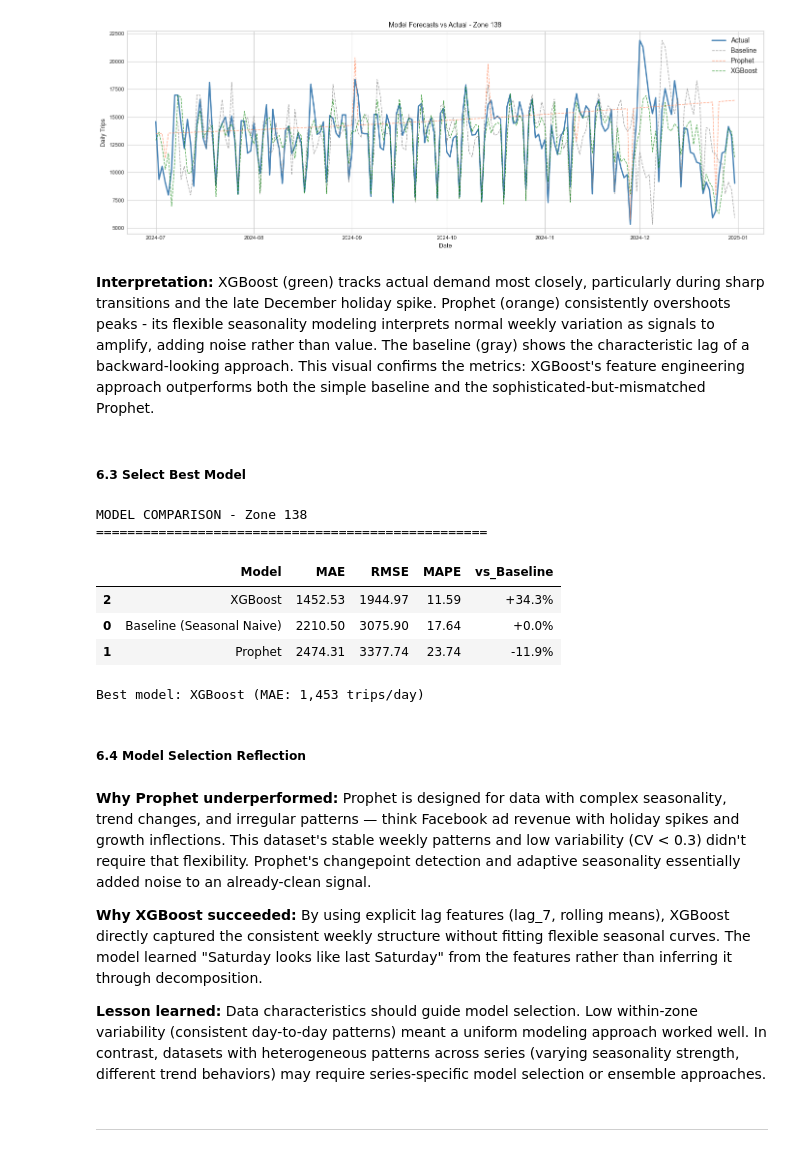
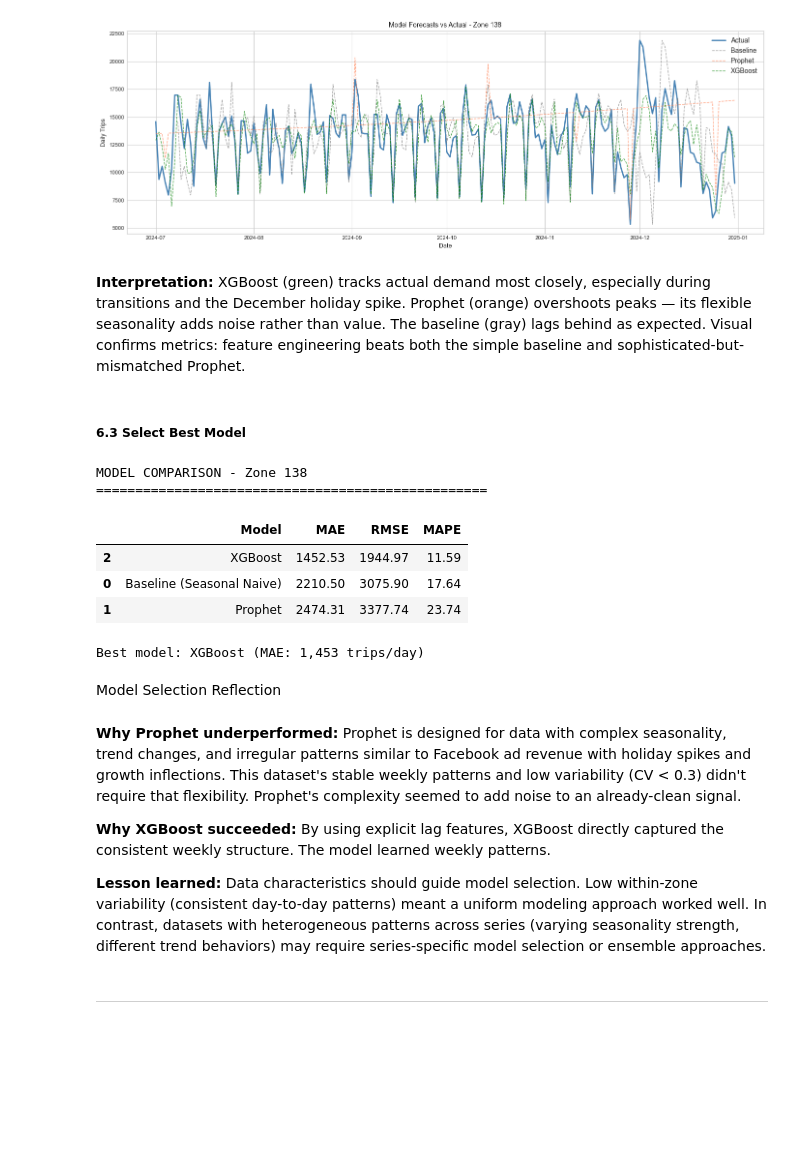
Before and after one commit to KRFlowers/nyc-fhv-rideshare-forecasting, a Jupyter notebook: notebooks/03_demand_forecasting.ipynb, the cells around one changed output. Drawn from its saved outputs; the diff is of its cells as text; code cells hidden in the pictures; blank space fills up the shorter version.

```diff
--- a/notebooks/03_demand_forecasting.ipynb
+++ b/notebooks/03_demand_forecasting.ipynb
@@ -508,18 +490,17 @@ Create lag and rolling features, prepare feature matrix, train XGBoost regressor
 # %%
-# What: Create lag features for XGBoost
-# Why: XGBoost needs explicit features - doesn't learn time patterns automatically
+# Create lag features for XGBoost - XGBoost needs explicit features as it doesn't learn time patterns automatically
 
-def create_lag_features(df, target_col='daily_trips', lags=[1, 7]):
+def create_lag_features(df, TARGET_COLS='daily_trips', lags=[1, 7]):
     """Create lag features for time series modeling."""
     df = df.copy()
     for lag in lags:
-        df[f'lag_{lag}'] = df.groupby('zone_id')[target_col].shift(lag)
+        df[f'lag_{lag}'] = df.groupby('zone_id')[TARGET_COLS].shift(lag)
 
     # Rolling features
-    df['rolling_mean_7'] = df.groupby('zone_id')[target_col].transform(
+    df['rolling_mean_7'] = df.groupby('zone_id')[TARGET_COLS].transform(
         lambda x: x.shift(1).rolling(7, min_periods=1).mean()
     )
-    df['rolling_mean_28'] = df.groupby('zone_id')[target_col].transform(
+    df['rolling_mean_28'] = df.groupby('zone_id')[TARGET_COLS].transform(
         lambda x: x.shift(1).rolling(28, min_periods=1).mean()
     )
     return df
@@ -525,0 +524,27 @@ def create_lag_features(df, target_col='daily_trips', lags=[1, 7]):
+# %%
+# Select features for XGBoost model
+
+FEATURE_COLS = [
+    # Time features (from EDA)
+    'month', 'day_of_week', 'is_holiday',
+    # Lag features
+    'lag_1', 'lag_7',
+    # Rolling features
+    'rolling_mean_7', 'rolling_mean_28'
+]
+
+TARGET_COLS = 'daily_trips'
+
+# Remove rows with NaN from lag creation
+pilot_train_xgb_df = pilot_train_xgb_df.dropna(subset=FEATURE_COLS)
+pilot_test_xgb_df = pilot_test_xgb_df.dropna(subset=FEATURE_COLS)
+
+X_train = pilot_train_xgb_df[FEATURE_COLS]
+y_train = pilot_train_xgb_df[TARGET_COLS]
+
+X_test = pilot_test_xgb_df[FEATURE_COLS]
+y_test = pilot_test_xgb_df[TARGET_COLS]
+
+print(f"Features: {len(FEATURE_COLS)}")
+print(f"Train samples: {len(X_train)}")
+print(f"Test samples: {len(X_test)}")
@@ -680,34 +653,36 @@ plt.show()
 # %% [output]
 [figure]
 # %% [markdown]
-**Interpretation:** XGBoost (green) tracks actual demand most closely, particularly during sharp transitions and the late December holiday spike. Prophet (orange) consistently overshoots peaks - its flexible seasonality modeling interprets normal weekly variation as signals to amplify, adding noise rather than value. The baseline (gray) shows the characteristic lag of a backward-looking approach. This visual confirms the metrics: XGBoost's feature engineering approach outperforms both the simple baseline and the sophisticated-but-mismatched Prophet.
+**Interpretation:** XGBoost (green) tracks actual demand most closely, especially during transitions and the December holiday spike. Prophet (orange) overshoots peaks — its flexible seasonality adds noise rather than value. The baseline (gray) lags behind as expected. Visual confirms metrics: feature engineering beats both the simple baseline and sophisticated-but-mismatched Prophet.
 # %% [markdown]
 ##### 6.3 Select Best Model
 # %%
-# What: Compare model performance and select winner
-# Why: Identify best model for scaling to all zones
+# Compare model performance and select winner
+
+# Build comparison DataFrame from individual results
+results_df = pd.DataFrame([baseline_results, prophet_results, xgb_results])
 
 print("MODEL COMPARISON - Zone 138")
 print("=" * 50)
 display(results_df.sort_values('MAE'))
 
 best_model = results_df.loc[results_df['MAE'].idxmin(), 'Model']
 best_mae = results_df['MAE'].min()
 print(f"\nBest model: {best_model} (MAE: {best_mae:,.0f} trips/day)")
 # %% [output]
 MODEL COMPARISON - Zone 138
 ==================================================
-|  | Model | MAE | RMSE | MAPE | vs_Baseline |
-| 2 | XGBoost | 1452.53 | 1944.97 | 11.59 | +34.3% |
-| 0 | Baseline (Seasonal Naive) | 2210.50 | 3075.90 | 17.64 | +0.0% |
-| 1 | Prophet | 2474.31 | 3377.74 | 23.74 | -11.9% |
+|  | Model | MAE | RMSE | MAPE |
+| 2 | XGBoost | 1452.53 | 1944.97 | 11.59 |
+| 0 | Baseline (Seasonal Naive) | 2210.50 | 3075.90 | 17.64 |
+| 1 | Prophet | 2474.31 | 3377.74 | 23.74 |
 Best model: XGBoost (MAE: 1,453 trips/day)
-# %% [markdown]
-##### 6.4 Model Selection Reflection
+# %% [markdown]
+Model Selection Reflection
 # %% [markdown]
-**Why Prophet underperformed:** Prophet is designed for data with complex seasonality, trend changes, and irregular patterns — think Facebook ad revenue with holiday spikes and growth inflections. This dataset's stable weekly patterns and low variability (CV < 0.3) didn't require that flexibility. Prophet's changepoint detection and adaptive seasonality essentially added noise to an already-clean signal.
+**Why Prophet underperformed:** Prophet is designed for data with complex seasonality, trend changes, and irregular patterns similar to Facebook ad revenue with holiday spikes and growth inflections. This dataset's stable weekly patterns and low variability (CV < 0.3) didn't require that flexibility. Prophet's complexity seemed to add noise to an already-clean signal.
 
-**Why XGBoost succeeded:** By using explicit lag features (lag_7, rolling means), XGBoost directly captured the consistent weekly structure without fitting flexible seasonal curves. The model learned "Saturday looks like last Saturday" from the features rather than inferring it through decomposition.
+**Why XGBoost succeeded:** By using explicit lag features, XGBoost directly captured the consistent weekly structure. The model learned weekly patterns.
 
 **Lesson learned:** Data characteristics should guide model selection. Low within-zone variability (consistent day-to-day patterns) meant a uniform modeling approach worked well. In contrast, datasets with heterogeneous patterns across series (varying seasonality strength, different trend behaviors) may require series-specific model selection or ensemble approaches.
 # %% [markdown]
```
Also changed, not shown: parts of 76 cells of this notebook, 3 other files.
